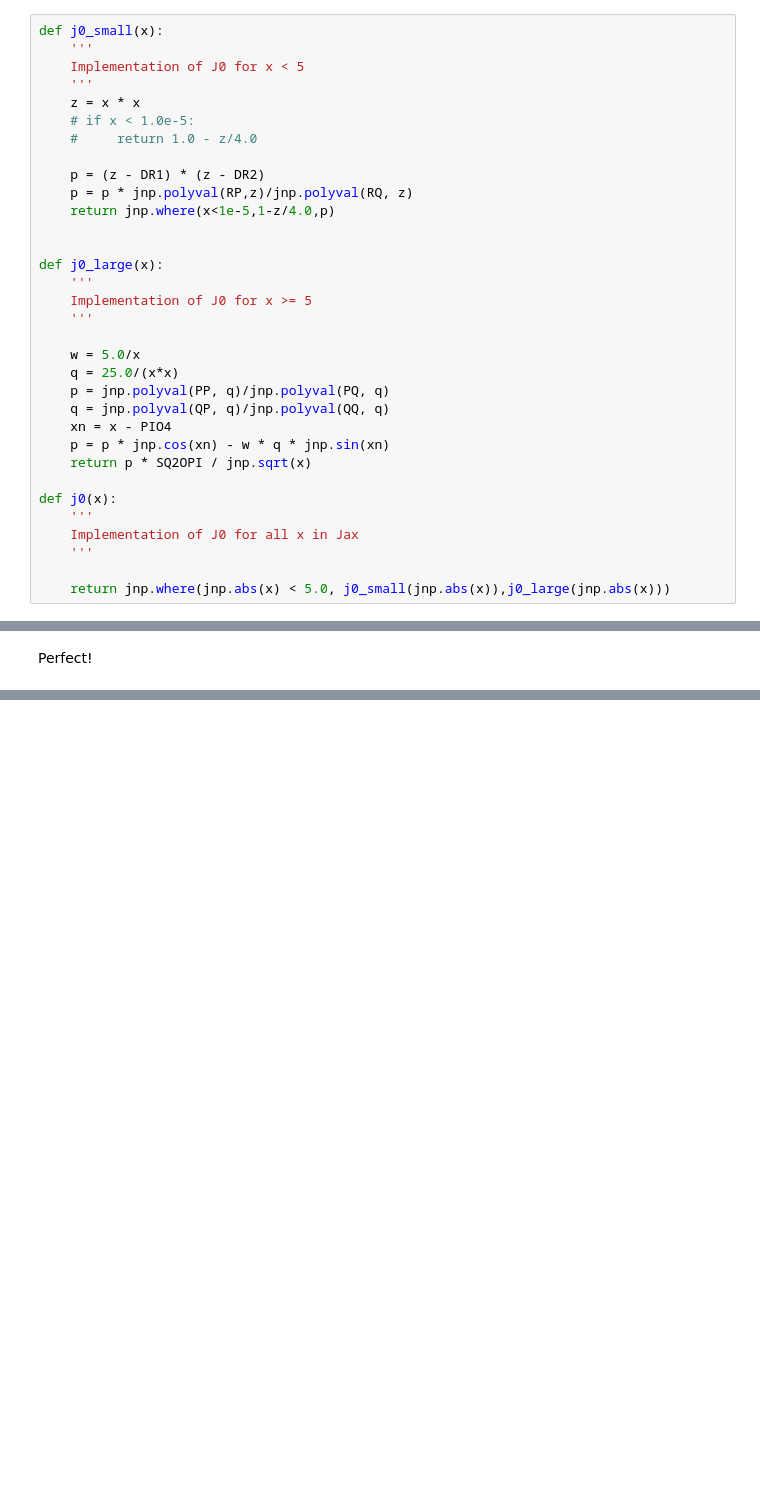
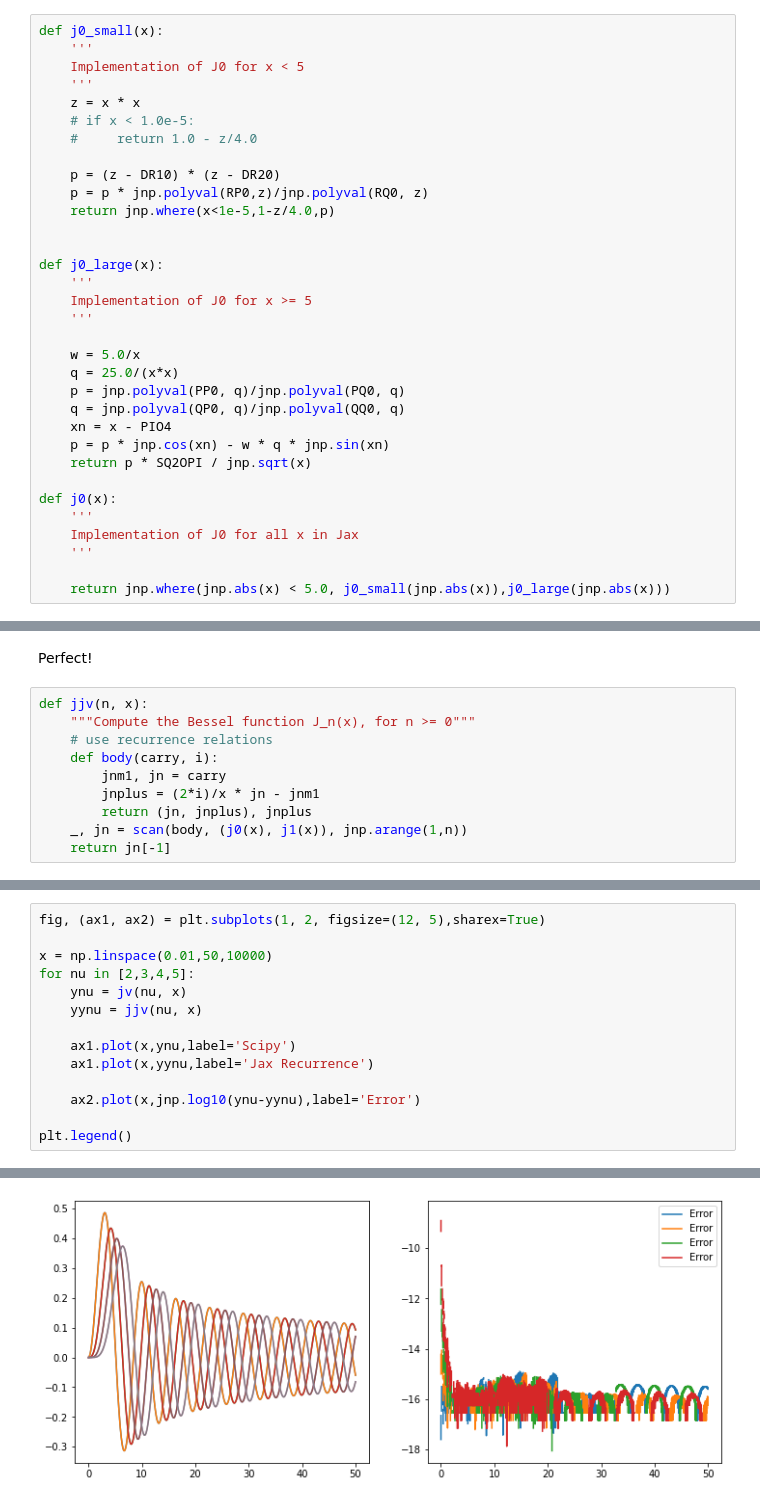
Before and after one commit to benjaminpope/sibylla, a Jupyter notebook: notebooks/bessel_test.ipynb, the cells around one changed output, grey strips where cells are left out. Cells and saved outputs as stored; diff of their text form; blank space fills up the shorter version.

Commit message:
all bessel functions via recurrence relation

```diff
--- a/notebooks/bessel_test.ipynb
+++ b/notebooks/bessel_test.ipynb
@@ -231,8 +232,8 @@ def j0_small(x):
     # if x < 1.0e-5:
     #     return 1.0 - z/4.0
 
-    p = (z - DR1) * (z - DR2)
-    p = p * jnp.polyval(RP,z)/jnp.polyval(RQ, z)
+    p = (z - DR10) * (z - DR20)
+    p = p * jnp.polyval(RP0,z)/jnp.polyval(RQ0, z)
     return jnp.where(x<1e-5,1-z/4.0,p)
 
 
@@ -243,8 +244,8 @@ def j0_large(x):
 
     w = 5.0/x
     q = 25.0/(x*x)
-    p = jnp.polyval(PP, q)/jnp.polyval(PQ, q)
-    q = jnp.polyval(QP, q)/jnp.polyval(QQ, q)
+    p = jnp.polyval(PP0, q)/jnp.polyval(PQ0, q)
+    q = jnp.polyval(QP0, q)/jnp.polyval(QQ0, q)
     xn = x - PIO4
     p = p * jnp.cos(xn) - w * q * jnp.sin(xn)
     return p * SQ2OPI / jnp.sqrt(x)
@@ -322,3 +323,13 @@ ax1.set_xlim(-50, 50)
 [figure]
 # %% [markdown]
 Perfect!
+# %%
+def jjv(n, x):
+    """Compute the Bessel function J_n(x), for n >= 0"""
+    # use recurrence relations
+    def body(carry, i):
+        jnm1, jn = carry
+        jnplus = (2*i)/x * jn - jnm1
+        return (jn, jnplus), jnplus
+    _, jn = scan(body, (j0(x), j1(x)), jnp.arange(1,n))
+    return jn[-1]
@@ -324,0 +341,15 @@ Perfect!
+# %%
+fig, (ax1, ax2) = plt.subplots(1, 2, figsize=(12, 5),sharex=True)
+
+x = np.linspace(0.01,50,10000)
+for nu in [2,3,4,5]:
+    ynu = jv(nu, x)
+    yynu = jjv(nu, x)
+
+    ax1.plot(x,ynu,label='Scipy')
+    ax1.plot(x,yynu,label='Jax Recurrence')
+
+    ax2.plot(x,jnp.log10(ynu-yynu),label='Error')
+
+plt.legend()
+# %% [output]
@@ -324,0 +357 @@ Perfect!
+[figure, added]
```
Also changed, not shown: parts of 10 cells of this notebook.
